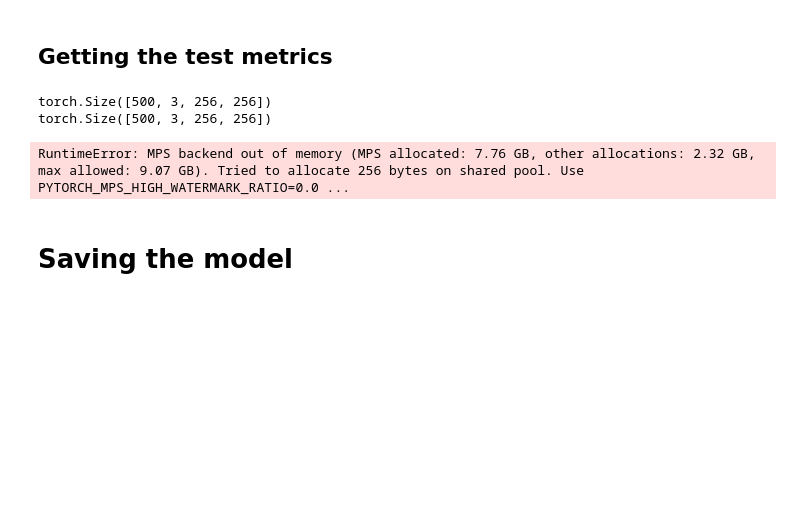
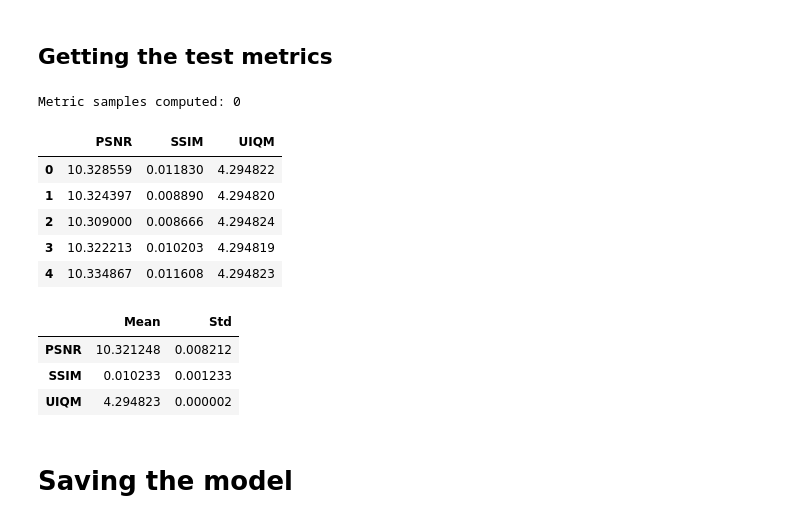
Before and after one commit to HansDahleKvadsheim/Sea-Pix-GAN-Group-6, a Jupyter notebook: sea-pix-GAN.ipynb, the cells around one changed output. Saved outputs shown, nothing was run; the diff lists cells and outputs as text; code cells hidden in the pictures; blank space fills up the shorter version.

```diff
--- a/sea-pix-GAN.ipynb
+++ b/sea-pix-GAN.ipynb
@@ -897,23 +903,31 @@ def get_metrics(test_data, generator):
 ## Getting the test metrics
 # %%
 #TODO: Replace the random noise with the actual test data
-test_data = th.utils.data.DataLoader(th.utils.data.TensorDataset(batch1, batch2), batch_size=500)
+test_data = th.utils.data.DataLoader(th.utils.data.TensorDataset(batch1, batch2), batch_size=hyperparams["batch_size"])
 
-raw_metrics = get_metrics(test_data, generator)
+raw_metrics = get_metrics(test_data, generator, DEBUG=True)
 
 summary = pd.DataFrame(columns=["Mean", "Std"])
 
 summary.loc["PSNR"] = [raw_metrics["PSNR"].mean(), raw_metrics["PSNR"].std()]
 summary.loc["SSIM"] = [raw_metrics["SSIM"].mean(), raw_metrics["SSIM"].std()]
 summary.loc["UIQM"] = [raw_metrics["UIQM"].mean(), raw_metrics["UIQM"].std()]
 
 display(raw_metrics.head())
 
 display(summary)
 # %% [output]
-torch.Size([500, 3, 256, 256])
-torch.Size([500, 3, 256, 256])
+Metric samples computed: 0
-RuntimeError: MPS backend out of memory (MPS allocated: 7.76 GB, other allocations: 2.32 GB, max allowed: 9.07 GB). Tried to allocate 256 bytes on shared pool. Use PYTORCH_MPS_HIGH_WATERMARK_RATIO=0.0 ...
+|  | PSNR | SSIM | UIQM |
+| 0 | 10.328559 | 0.011830 | 4.294822 |
+| 1 | 10.324397 | 0.008890 | 4.294820 |
+| 2 | 10.309000 | 0.008666 | 4.294824 |
+| 3 | 10.322213 | 0.010203 | 4.294819 |
+| 4 | 10.334867 | 0.011608 | 4.294823 |
+|  | Mean | Std |
+| PSNR | 10.321248 | 0.008212 |
+| SSIM | 0.010233 | 0.001233 |
+| UIQM | 4.294823 | 0.000002 |
 # %% [markdown]
 # Saving the model
 # %%
```
Also changed, not shown: parts of 12 cells of this notebook.
